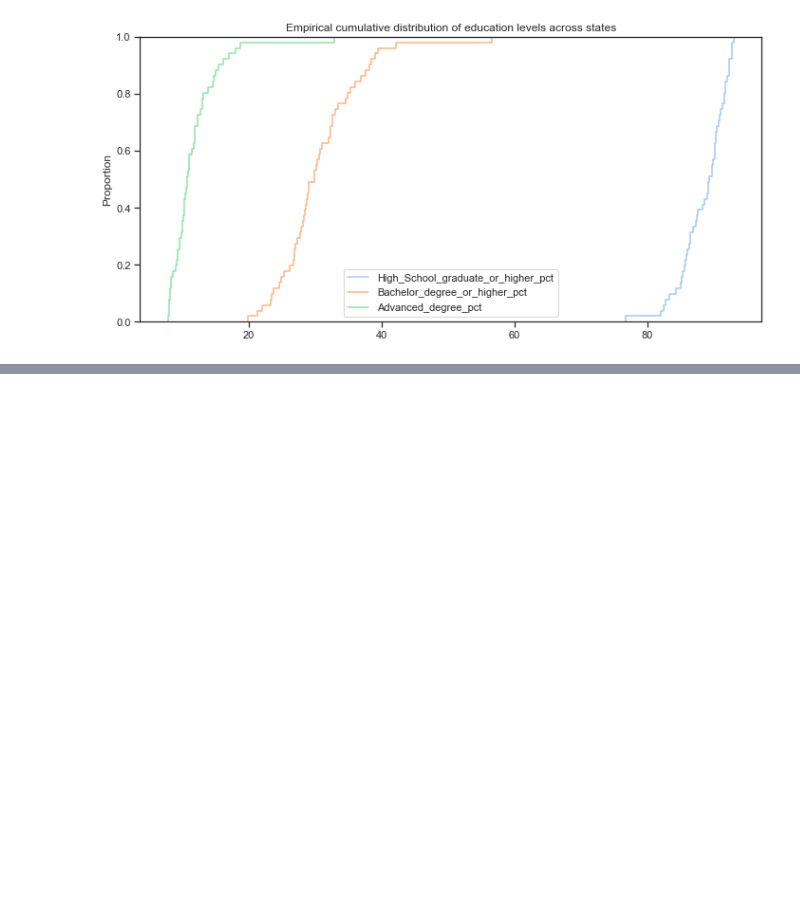
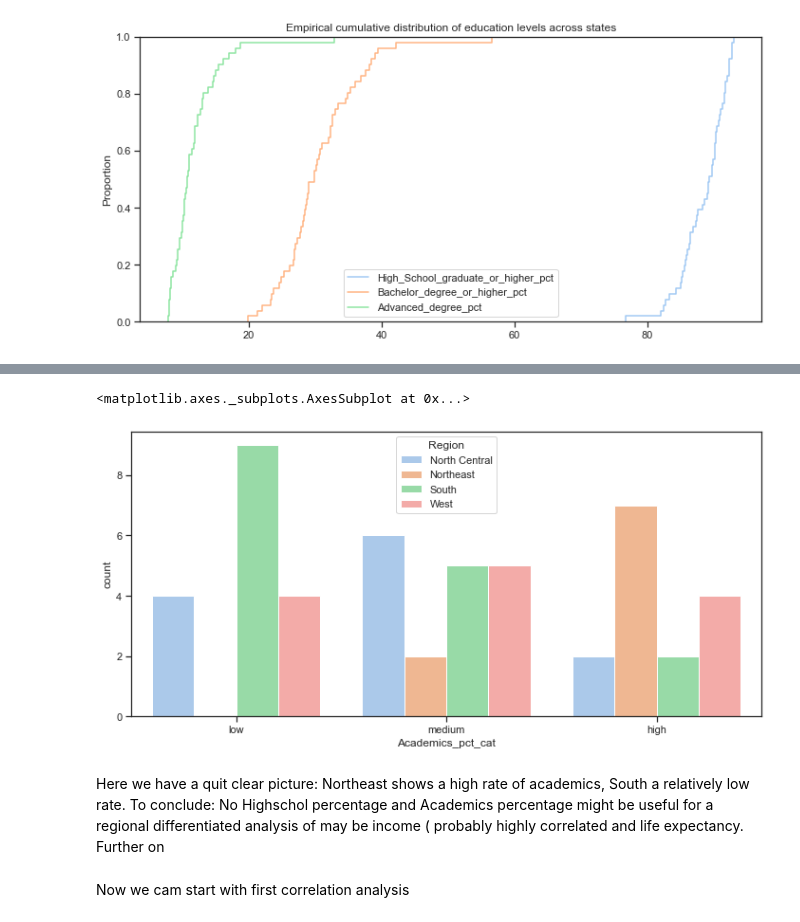
Before and after one commit to maxjoerg/manning_demographic_data_analysis, a Jupyter notebook: visualization.ipynb, the cells around one changed output, grey strips where cells are left out. Drawn from its saved outputs; the diff is of its cells as text; code cells hidden in the pictures; blank space fills up the shorter version.

```diff
--- a/visualization.ipynb
+++ b/visualization.ipynb
@@ -554,0 +726,17 @@ df_all.head()
+# %%
+# let us plot a barchart for Academics per region
+temp = pd.DataFrame(df_all_enhanced.loc[:,["Academics_pct_cat", "Region" ]]. \
+groupby(['Region', 'Academics_pct_cat']).size())
+temp.columns = ["count"]
+temp = temp.reset_index()
+sns.barplot(x="Academics_pct_cat", y="count", hue="Region", data=temp)
+# %% [output]
+<matplotlib.axes._subplots.AxesSubplot at 0x...>
+[figure, added]
+# %% [markdown]
+Here we have a quit clear picture: Northeast shows a high rate of academics,
+South a relatively low rate.
+To conclude: No Highschol percentage and Academics percentage might be useful for a regional differentiated analysis of may be income ( probably highly correlated and life expectancy.
+Further on
+# %% [markdown]
+Now we cam start with first correlation analysis
```
Also changed, not shown: parts of 68 cells of this notebook.
